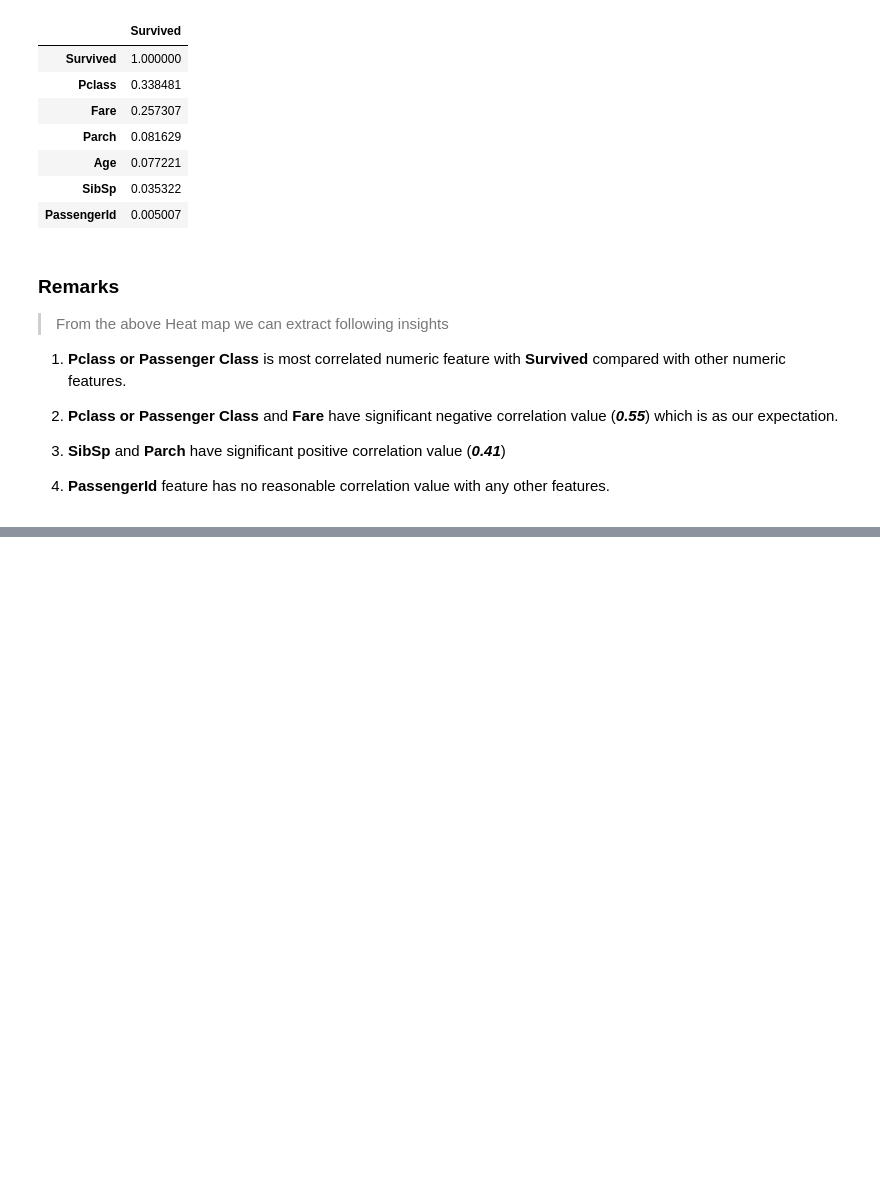
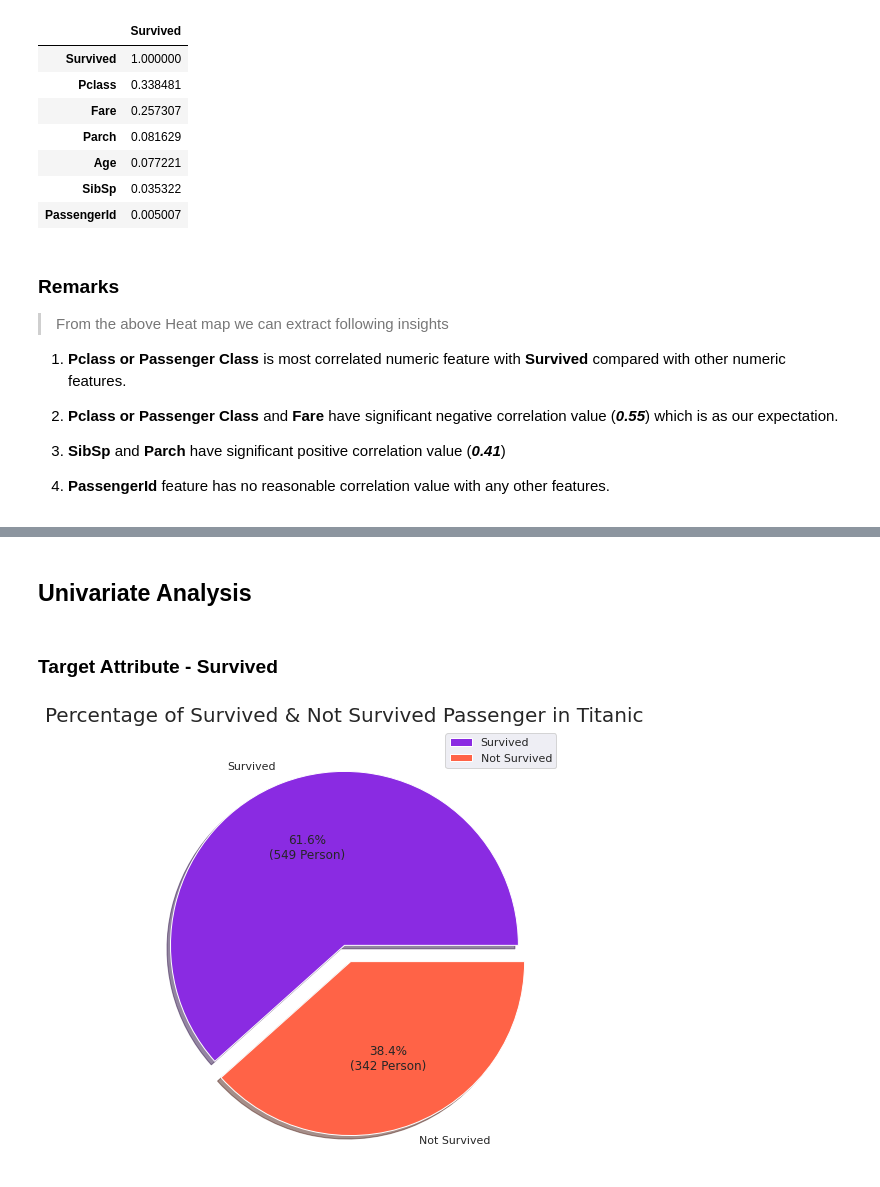
Before and after one commit to SatyaRay003/Titanic-Survival-Prediction, a Jupyter notebook: Titanic_EDA.ipynb, the cells around one changed output, grey strips where cells are left out. Saved outputs shown, nothing was run; the diff lists cells and outputs as text; code cells hidden in the pictures; blank space fills up the shorter version.

Commit message:
Added Numerical Feature EDA

```diff
--- a/Titanic_EDA.ipynb
+++ b/Titanic_EDA.ipynb
@@ -134,0 +133,23 @@ sns.pairplot(numeric_df, hue='Survived')
+# %% [markdown]
+## Univariate Analysis
+# %% [markdown]
+### Target Attribute - Survived
+# %%
+size = list(numeric_df['Survived'].value_counts())
+labels = ['Survived', 'Not Survived']
+colors = ['blueviolet', 'tomato']
+explode = [0, 0.1]
+
+def func(pct, allvals):
+    absolute = int(round(pct/100*np.sum(allvals)))
+    return "{:.1f}%\n({:d} Person)".format(pct, absolute)
+
+plt.subplots(figsize=(8,8))
+plt.pie(size, labels = labels, colors = colors, explode = explode, shadow = True,
+        autopct = lambda pct: func(pct, size), labeldistance=1.1)
+
+plt.title('Percentage of Survived & Not Survived Passenger in Titanic', fontsize = 20)
+plt.legend()
+plt.show()
+# %% [output]
+[figure, added]
```
Also changed, not shown: parts of 27 cells of this notebook.
